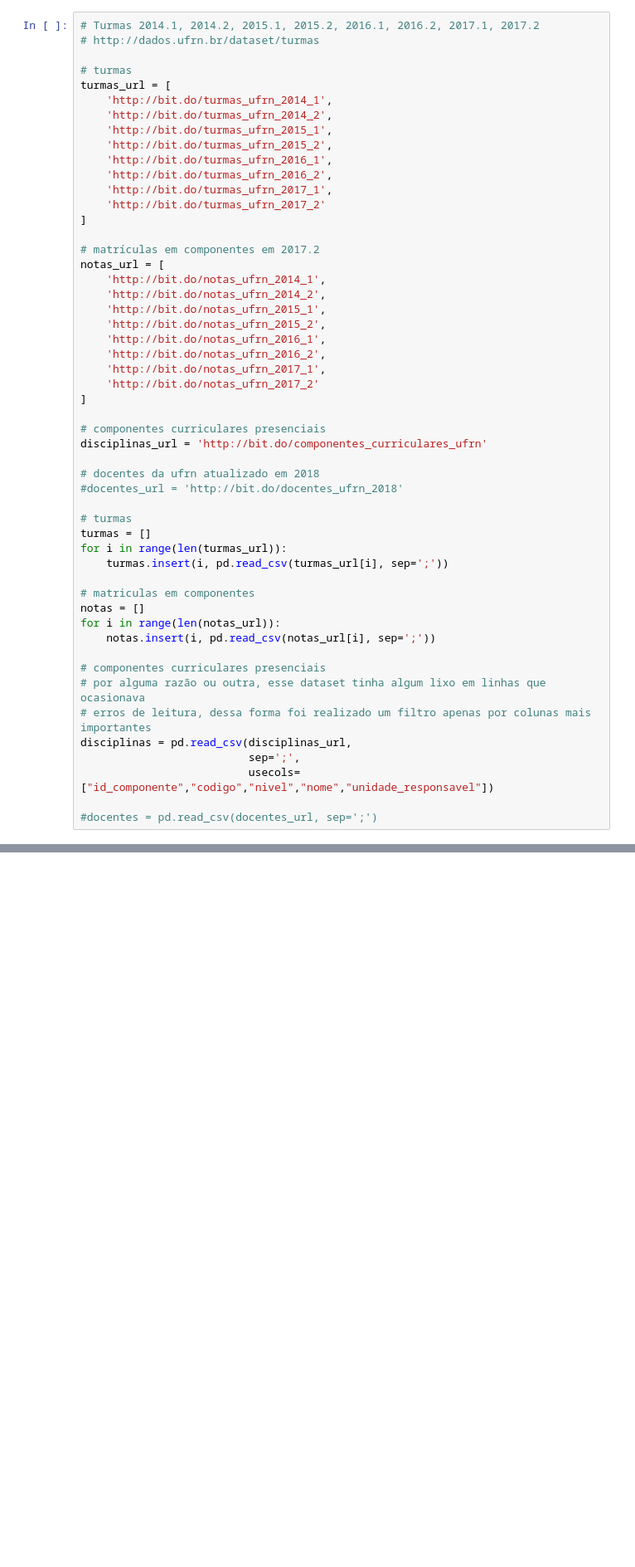
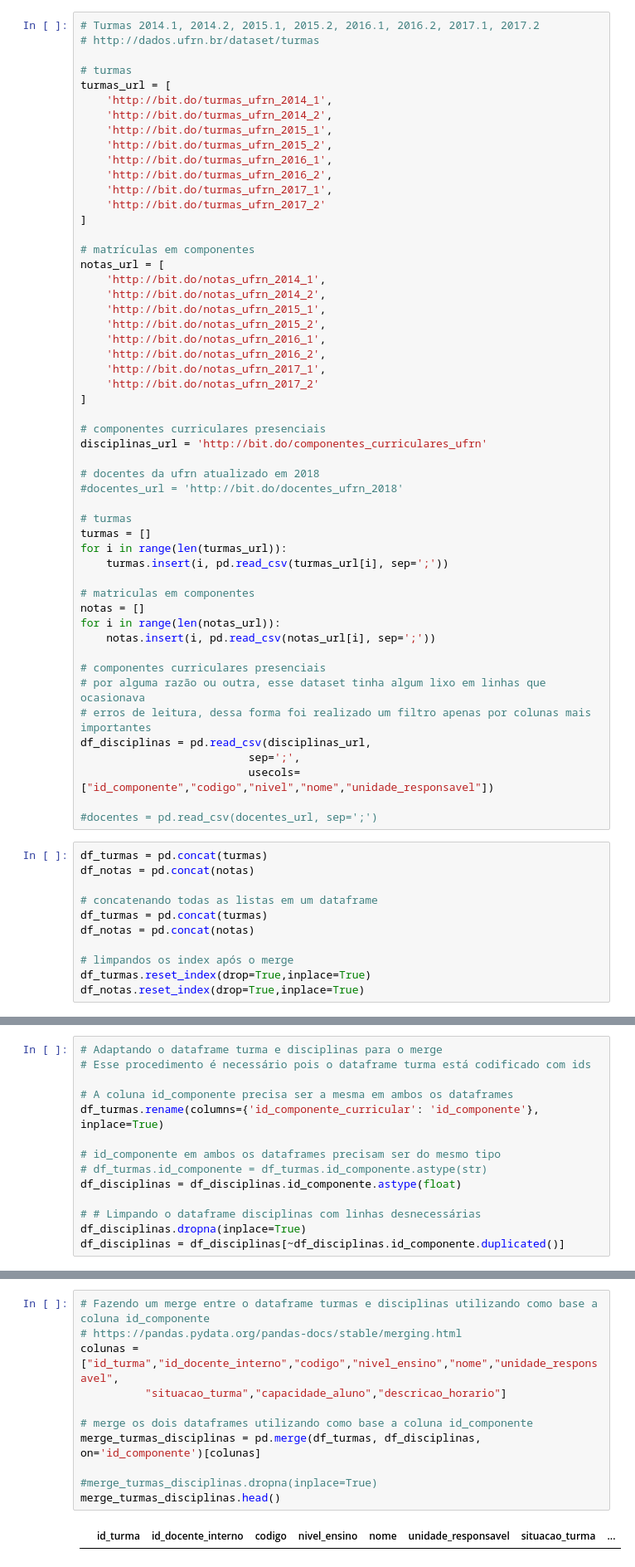
Before and after one commit to epitaciosilva/analiseDadosUfrn, a Jupyter notebook: Untitled.ipynb, the cells around one changed output, grey strips where cells are left out. Shown: that part at 83% size. Saved outputs shown, nothing was run; the diff lists cells and outputs as text; blank space fills up the shorter version.

Commit message:
Limpando dados

```diff
--- a/Untitled.ipynb
+++ b/Untitled.ipynb
@@ -21,7 +25,7 @@ turmas_url = [
     'http://bit.do/turmas_ufrn_2017_2'
 ]
 
-# matrículas em componentes em 2017.2
+# matrículas em componentes
 notas_url = [
     'http://bit.do/notas_ufrn_2014_1',
     'http://bit.do/notas_ufrn_2014_2',
@@ -52,8 +56,19 @@ for i in range(len(notas_url)):
 # componentes curriculares presenciais
 # por alguma razão ou outra, esse dataset tinha algum lixo em linhas que ocasionava
 # erros de leitura, dessa forma foi realizado um filtro apenas por colunas mais importantes
-disciplinas = pd.read_csv(disciplinas_url,
+df_disciplinas = pd.read_csv(disciplinas_url,
                           sep=';',
                           usecols=["id_componente","codigo","nivel","nome","unidade_responsavel"])
 
 #docentes = pd.read_csv(docentes_url, sep=';')
+# %%
+df_turmas = pd.concat(turmas)
+df_notas = pd.concat(notas)
+
+# concatenando todas as listas em um dataframe
+df_turmas = pd.concat(turmas)
+df_notas = pd.concat(notas)
+
+# limpandos os index após o merge
+df_turmas.reset_index(drop=True,inplace=True)
+df_notas.reset_index(drop=True,inplace=True)
@@ -59,0 +79,14 @@ disciplinas = pd.read_csv(disciplinas_url,
+# %%
+# Adaptando o dataframe turma e disciplinas para o merge
+# Esse procedimento é necessário pois o dataframe turma está codificado com ids
+
+# A coluna id_componente precisa ser a mesma em ambos os dataframes
+df_turmas.rename(columns={'id_componente_curricular': 'id_componente'}, inplace=True)
+
+# id_componente em ambos os dataframes precisam ser do mesmo tipo
+# df_turmas.id_componente = df_turmas.id_componente.astype(str)
+df_disciplinas = df_disciplinas.id_componente.astype(float)
+
+# # Limpando o dataframe disciplinas com linhas desnecessárias
+df_disciplinas.dropna(inplace=True)
+df_disciplinas = df_disciplinas[~df_disciplinas.id_componente.duplicated()]
@@ -59,0 +135,13 @@ disciplinas = pd.read_csv(disciplinas_url,
+# %%
+# Fazendo um merge entre o dataframe turmas e disciplinas utilizando como base a coluna id_componente
+# https://pandas.pydata.org/pandas-docs/stable/merging.html
+colunas = ["id_turma","id_docente_interno","codigo","nivel_ensino","nome","unidade_responsavel",
+          "situacao_turma","capacidade_aluno","descricao_horario"]
+
+# merge os dois dataframes utilizando como base a coluna id_componente
+merge_turmas_disciplinas = pd.merge(df_turmas, df_disciplinas, on='id_componente')[colunas]
+
+#merge_turmas_disciplinas.dropna(inplace=True)
+merge_turmas_disciplinas.head()
+# %% [output]
+|  | id_turma | id_docente_interno | codigo | nivel_ensino | nome | unidade_responsavel | situacao_turma | ... |
```
Also changed, not shown: parts of 7 cells of this notebook.
